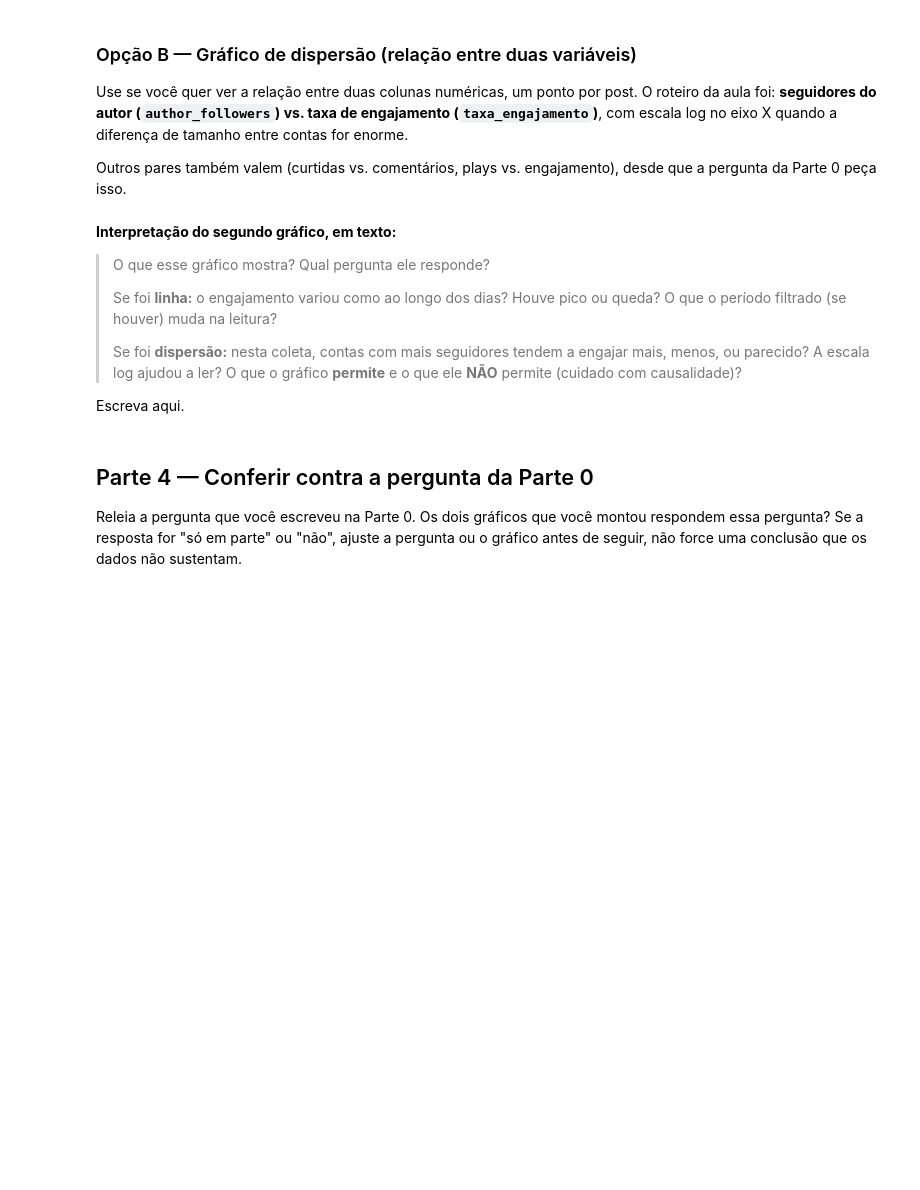
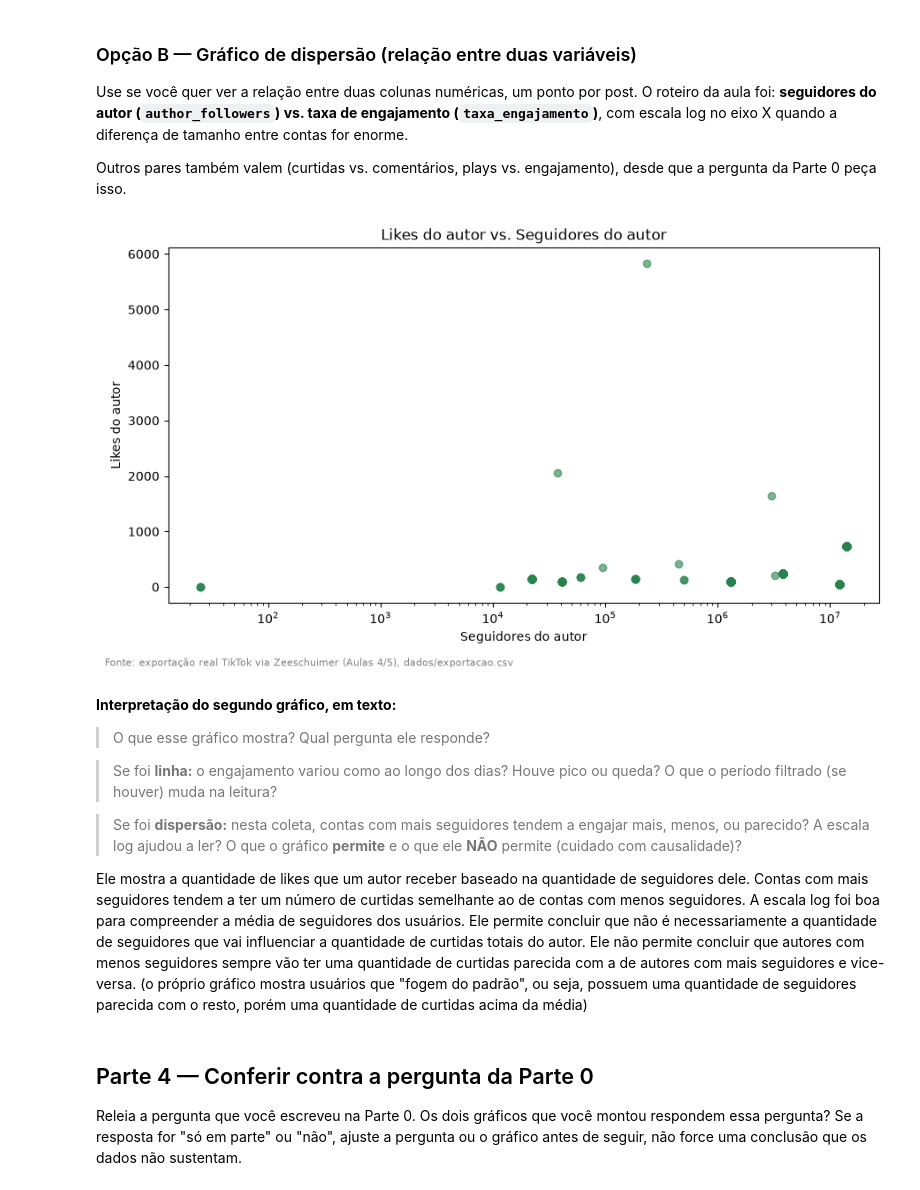
Before and after one commit to sablewin22/extracao-dados-trabalhos-sabrinalewin, a Jupyter notebook: projetos/06-visualizacao-storytelling/exercicios/exercicio-06-visualizacao-storytelling.ipynb, the cells around one changed output. Saved outputs shown, nothing was run; the diff lists cells and outputs as text; code cells hidden in the pictures; blank space fills up the shorter version.

Commit message:
adiciona exercícios da aula 6

```diff
--- a/projetos/06-visualizacao-storytelling/exercicios/exercicio-06-visualizacao-storytelling.ipynb
+++ b/projetos/06-visualizacao-storytelling/exercicios/exercicio-06-visualizacao-storytelling.ipynb
@@ -163,19 +163,38 @@ Outros pares também valem (curtidas vs. comentários, plays vs. engajamento), d
 # %%
 # complete aqui, SE ESCOLHEU a opção B (gráfico de dispersão):
 # 1. escolha duas colunas numéricas de df_posts (sugestão da aula: author_followers no X, taxa_engajamento*100 no Y)
 # 2. monte com plt.subplots(), ax.scatter(..., alpha=0.6), título, rótulos e fonte dos dados
 # 3. se os pontos amontoarem num canto (contas muito diferentes de tamanho), use ax.set_xscale("log")
 # 4. fig.tight_layout() e plt.show() no final
+fig, ax = plt.subplots(figsize=(9, 5))
+
+ax.scatter(
+    df_posts["author_followers"],
+    df_posts["author_likes"],
+    alpha=0.6,  # transparência: ajuda a ver onde os pontos se sobrepõem
+    color="#27824c",
+)
+
+ax.set_title("Likes do autor vs. Seguidores do autor")  # pergunta que o gráfico responde, no título
+ax.set_xlabel("Seguidores do autor")
+ax.set_ylabel("Likes do autor")
+ax.set_xscale("log") # escala logarítmica: sem ela, as poucas contas gigantes esmagam as pequenas num canto do gráfico
+fig.text(0.01, -0.02, "Fonte: exportação real TikTok via Zeeschuimer (Aulas 4/5), dados/exportacao.csv", fontsize=8, color="gray")
+
+fig.tight_layout()
+plt.show()
+# %% [output]
+[figure, added]
 # %% [markdown]
 **Interpretação do segundo gráfico, em texto:**
 
 > O que esse gráfico mostra? Qual pergunta ele responde?
->
+
 > Se foi **linha:** o engajamento variou como ao longo dos dias? Houve pico ou queda? O que o período filtrado (se houver) muda na leitura?
->
+
 > Se foi **dispersão:** nesta coleta, contas com mais seguidores tendem a engajar mais, menos, ou parecido? A escala log ajudou a ler? O que o gráfico **permite** e o que ele **NÃO** permite (cuidado com causalidade)?
 
-Escreva aqui.
+ Ele mostra a quantidade de likes que um autor receber baseado na quantidade de seguidores dele. Contas com mais seguidores tendem a ter um número de curtidas semelhante ao de contas com menos seguidores. A escala log foi boa para compreender a média de seguidores dos usuários. Ele permite concluir que não é necessariamente a quantidade de seguidores que vai influenciar a quantidade de curtidas totais do autor. Ele não permite concluir que autores com menos seguidores sempre vão ter uma quantidade de curtidas parecida com a de autores com mais seguidores e vice-versa. (o próprio gráfico mostra usuários que "fogem do padrão", ou seja, possuem uma quantidade de seguidores parecida com o resto, porém uma quantidade de curtidas acima da média)
 # %% [markdown]
 ## Parte 4 — Conferir contra a pergunta da Parte 0
 
```
Also changed, not shown: parts of 4 cells of this notebook, 10 other files.
